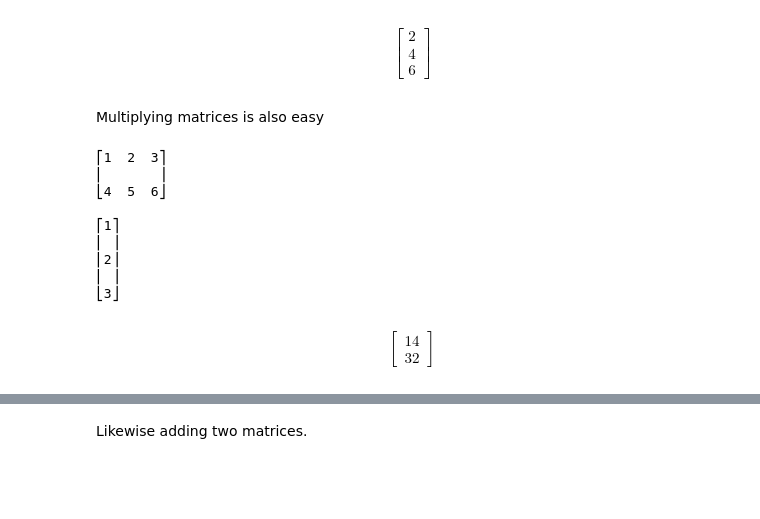
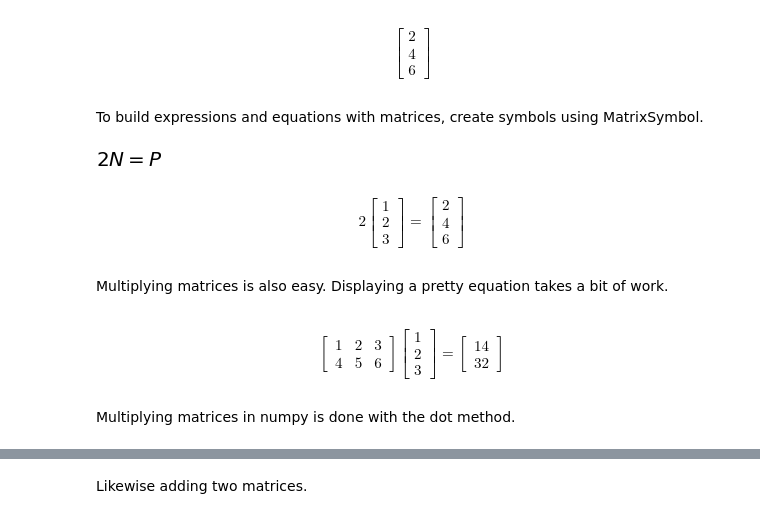
Before and after one commit to jocassid/Talks, a Jupyter notebook: SymPy/CheatingOnYourMathHomeworkWithSymPy.ipynb, the cells around one changed output, grey strips where cells are left out. Cells and saved outputs as stored; diff of their text form; code cells hidden in the pictures; blank space fills up the shorter version.

Commit message:
added some cells re similarities between SymPy and numpy

```diff
--- a/SymPy/CheatingOnYourMathHomeworkWithSymPy.ipynb
+++ b/SymPy/CheatingOnYourMathHomeworkWithSymPy.ipynb
@@ -361,21 +373,28 @@ Multiplying by a scalar is easy.
 N * 2
 # %% [output]
 $$\left[\begin{matrix}2\\4\\6\end{matrix}\right]$$
+# %% [markdown]
+To build expressions and equations with matrices, create symbols using MatrixSymbol.
+# %%
+from sympy import MatrixSymbol
+Ms = MatrixSymbol('M', 2, 3)
+Ns = MatrixSymbol('N', 3, 1)
+Ps = MatrixSymbol('P', 3, 1)
+eqn = Eq(2 * Ns, Ps)
+eqn
+# %% [output]
+[figure, added]
+# %%
+eqn.subs([(Ns, N), (Ps, 2 * N)])
+# %% [output]
+$$2 \left[\begin{matrix}1\\2\\3\end{matrix}\right] = \left[\begin{matrix}2\\4\\6\end{matrix}\right]$$
 # %% [markdown]
-Multiplying matrices is also easy
+Multiplying matrices is also easy.  Displaying a pretty equation takes a bit of work.
-# %%
-pprint(M)
-print()
-pprint(N)
-M * N
-# %% [output]
-⎡1  2  3⎤
-⎢       ⎥
-⎣4  5  6⎦
-
-⎡1⎤
-⎢ ⎥
-⎢2⎥
-⎢ ⎥
-⎣3⎦
-$$\left[\begin{matrix}14\\32\end{matrix}\right]$$
+# %%
+# The product of a (2,3) matrix times a (3,1) matrix is a (2,1) matrix
+Ps = MatrixSymbol('P', 2, 1)
+Eq(Ms * Ns, Ps).subs([(Ms, M), (Ns, N), (Ps, M*N)])
+# %% [output]
+$$\left[\begin{matrix}1 & 2 & 3\\4 & 5 & 6\end{matrix}\right] \left[\begin{matrix}1\\2\\3\end{matrix}\right] = \left[\begin{matrix}14\\32\end{matrix}\right]$$
+# %% [markdown]
+Multiplying matrices in numpy is done with the dot method.
```
Also changed, not shown: parts of 18 cells of this notebook.
